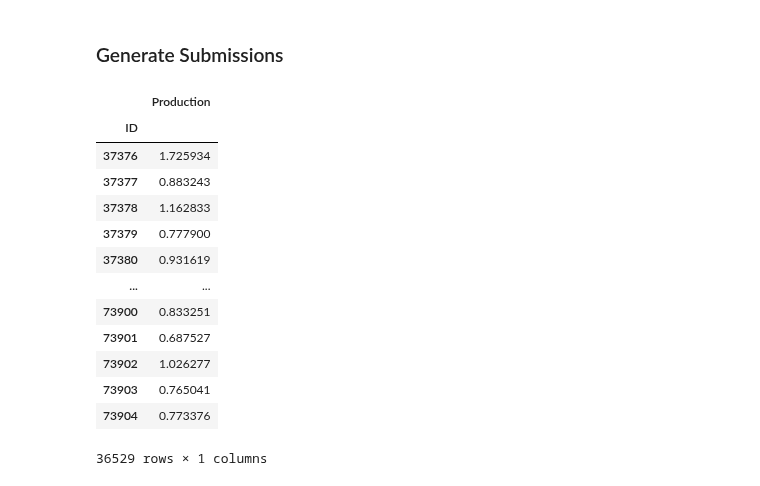
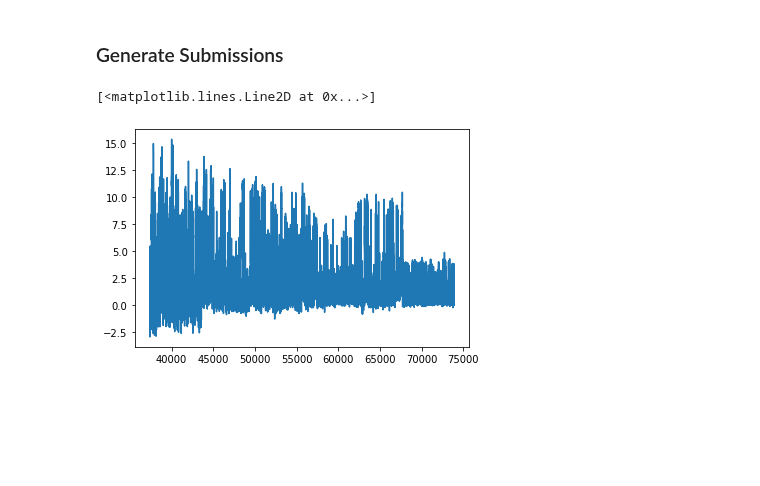
Before and after one commit to andre-la-machado/cnr, a Jupyter notebook: modelling_xgboost.ipynb, the cells around one changed output. Cells and saved outputs as stored; diff of their text form; code cells hidden in the pictures; blank space fills up the shorter version.

```diff
--- a/modelling_xgboost.ipynb
+++ b/modelling_xgboost.ipynb
@@ -184,8 +184,8 @@ dhold = gpu_df(X_holdout,y_holdout['Production'])
 # %%
 X_train, X_val, y_train, y_val = train_test_split(X_train, y_train, test_size=0.143, shuffle=False)
 
-X_train = transform_data(X_train)
-X_val = transform_data(X_val)
+#X_train = transform_data(X_train)
+#X_val = transform_data(X_val)
 
 dtrain = gpu_df(X_train,y_train['Production'])
 dval = gpu_df(X_val,y_val['Production'])
@@ -247,10 +248,20 @@ for WF in full_data['WF'].unique():
     X_test = X_WF[X_WF['Set']=='Test']
 
     #Transform Data
-    X_train = transform_data(X_train.drop(['ID','WF','Set'],axis=1))
-    X_test = transform_data(X_test.drop(['ID','WF','Set'],axis=1))
+    #X_train = transform_data(X_train.drop(['ID','WF','Set'],axis=1))
+    #X_test = transform_data(X_test.drop(['ID','WF','Set'],axis=1))
+    X_train = X_train.drop(['ID','WF','Set'],axis=1)
+    X_test = X_test = X_test.drop(['ID','WF','Set'],axis=1)
+
     dtrain = gpu_df(X_train,y_train['Production'])
     dtest = gpu_df(X_test,None)
+
+    # Hyperopt Selection
+
+    X = X_train
+    y = y_train
+
+    best = fmin(fn = objective_2, space = space, algo = tpe.suggest, max_evals = MAX_EVALS, trials = bayes_trials, rstate = np.random.RandomState(50))
 
     bst = xgb.train(best,dtrain)
     pred = bst.predict(dtest)
@@ -265,22 +276,10 @@ submission = pd.DataFrame()
 submission['ID'] = preds_id
 submission['Production'] = preds
 submission = submission.set_index('ID')
-# %%
-submission
-# %% [output]
-|  | Production |
-| ID |  |
-| 37376 | 1.725934 |
-| 37377 | 0.883243 |
-| 37378 | 1.162833 |
-| 37379 | 0.777900 |
-| 37380 | 0.931619 |
-| ... | ... |
-| 73900 | 0.833251 |
-| 73901 | 0.687527 |
-| 73902 | 1.026277 |
-| 73903 | 0.765041 |
-| 73904 | 0.773376 |
-36529 rows × 1 columns
 # %%
 submission.to_csv(r'C:\Users\andre_\OneDrive\Documentos\GitHub\cnr\Data/Submission_XGB.csv')
+# %%
+plt.plot(submission.index,submission['Production'])
+# %% [output]
+[<matplotlib.lines.Line2D at 0x...>]
+[figure, added]
```
Also changed, not shown: parts of 7 cells of this notebook, 3 other files.
